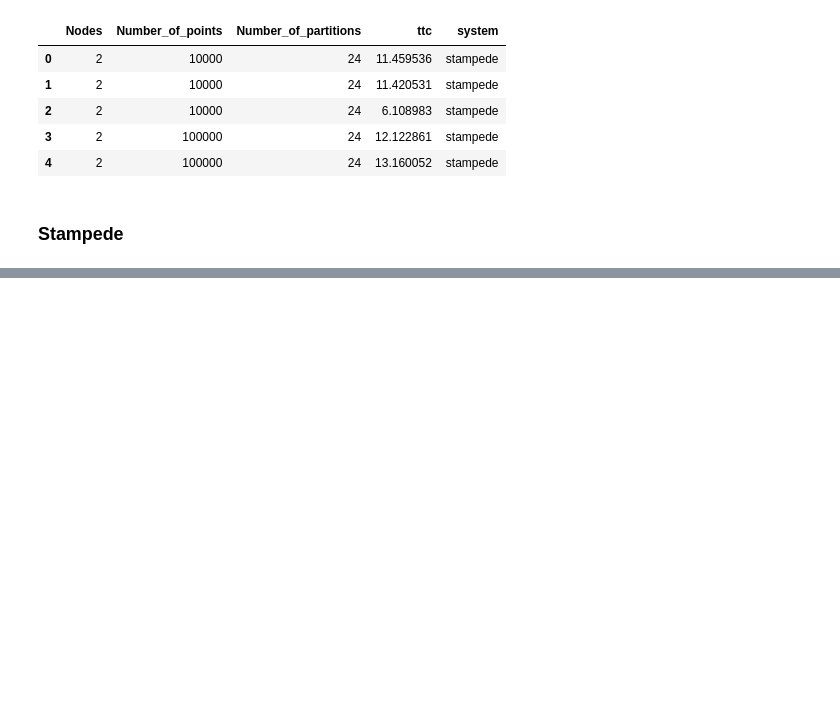
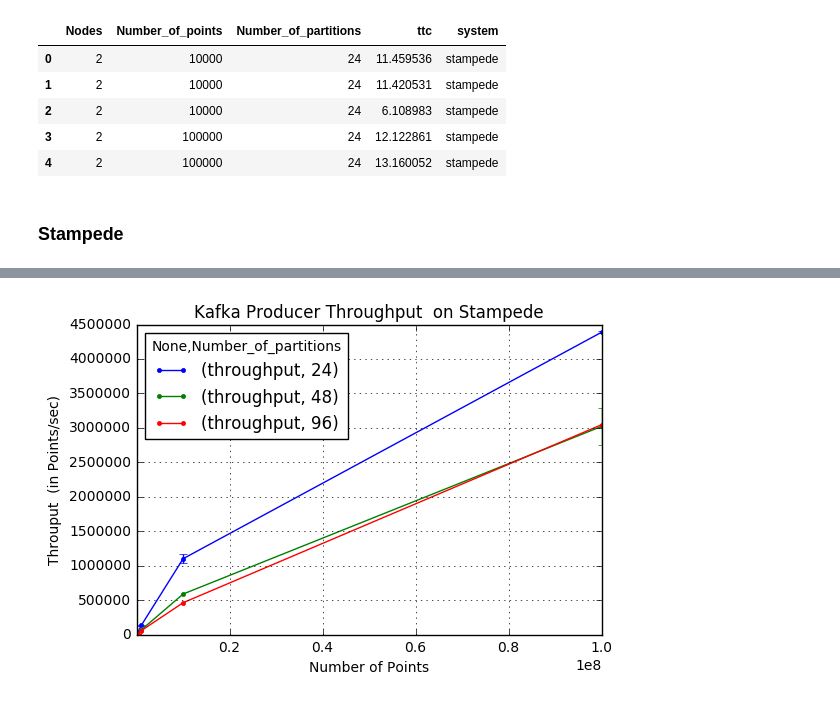
Before and after one commit to radical-experiments/midas_exps, a Jupyter notebook: streaming/kafka_producer_throughput/Plot Kafka Producer Results.ipynb, the cells around one changed output, grey strips where cells are left out. Saved outputs shown, nothing was run; the diff lists cells and outputs as text; code cells hidden in the pictures; blank space fills up the shorter version.

Commit message:
Add throughput plot

```diff
--- a/streaming/kafka_producer_throughput/Plot Kafka Producer Results.ipynb
+++ b/streaming/kafka_producer_throughput/Plot Kafka Producer Results.ipynb
@@ -54,0 +55,5 @@ plt.show()
+# %%
+## calculate throuput
+data['throughput'] = 0
+for i in xrange(data.shape[0]):
+    data['throughput'][i] = data['Number_of_points'][i] / data['ttc'][i]
@@ -54,0 +73,8 @@ plt.show()
+# %%
+stampede_data = data[(data.system == 'stampede')]
+stampede_data = data[(data.Nodes==1)]
+cols = ['Number_of_points','Number_of_partitions','throughput']
+stampede_data =  stampede_data[cols]
+plot_data = stampede_data.groupby(['Number_of_points','Number_of_partitions']).mean()
+plot_std = stampede_data.groupby(['Number_of_points','Number_of_partitions']).std()
+plot_data.unstack()
@@ -54,0 +91,17 @@ plt.show()
+# %%
+ax = plot_data.unstack().plot(y=['throughput'],
+                      title='Kafka Producer Throughput  on Stampede',
+                      #legend=None,
+                      marker='.',
+                      yerr= plot_std.unstack(),
+                      #xlim=(0,100000*1000),
+                      #xticks = [0,10*1000,100*1000,1000*1000,10000*1000,100000*1000],
+                      )
+#ax.set_xscale('log', basex=2)
+ax.set_xlabel("Number of Points")
+ax.set_ylabel("Throuput  (in Points/sec)")
+ax.grid()
+plt.show()
+#plt.savefig('rp-streaming_startup.pdf')
+# %% [output]
+[figure, added]
```
Also changed, not shown: parts of 7 cells of this notebook.
